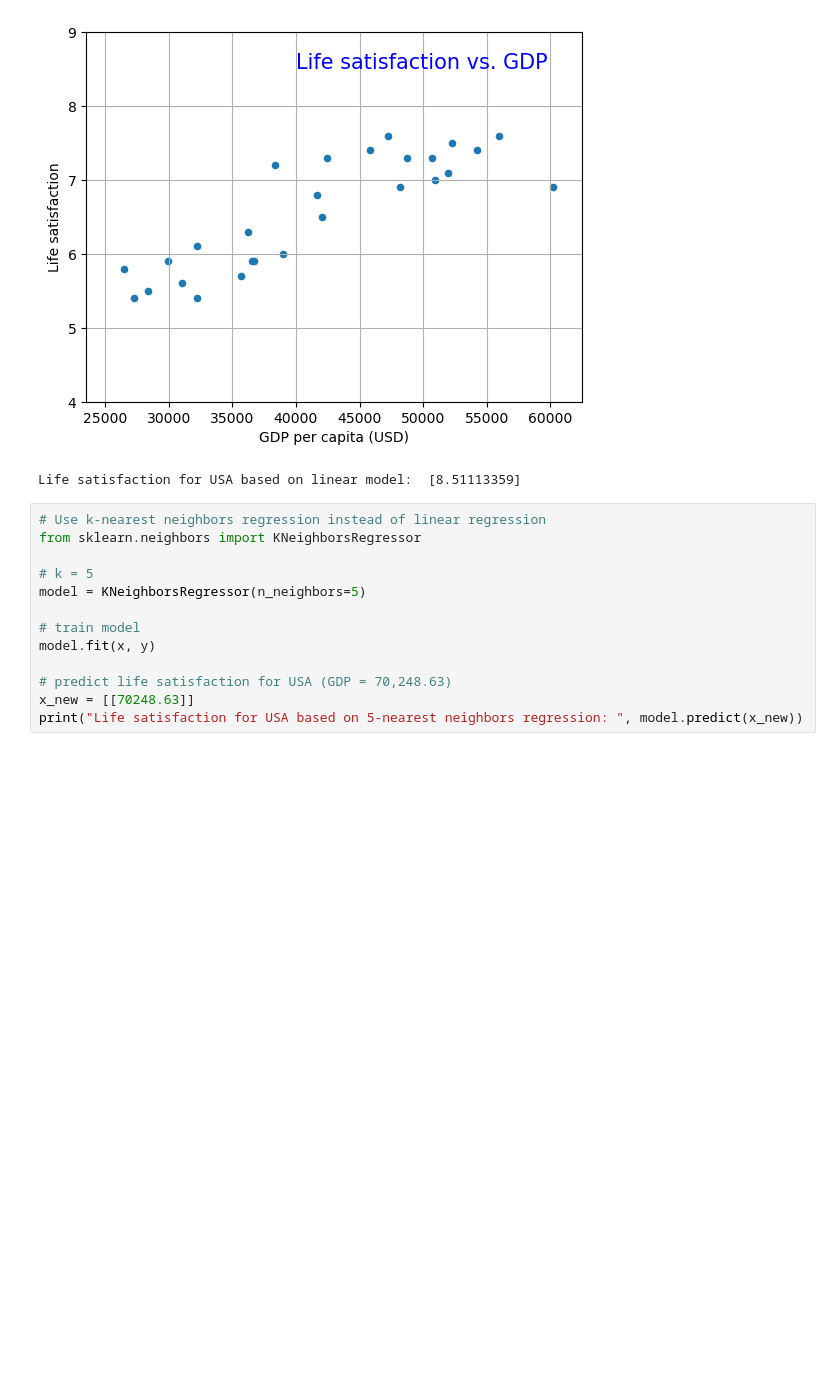
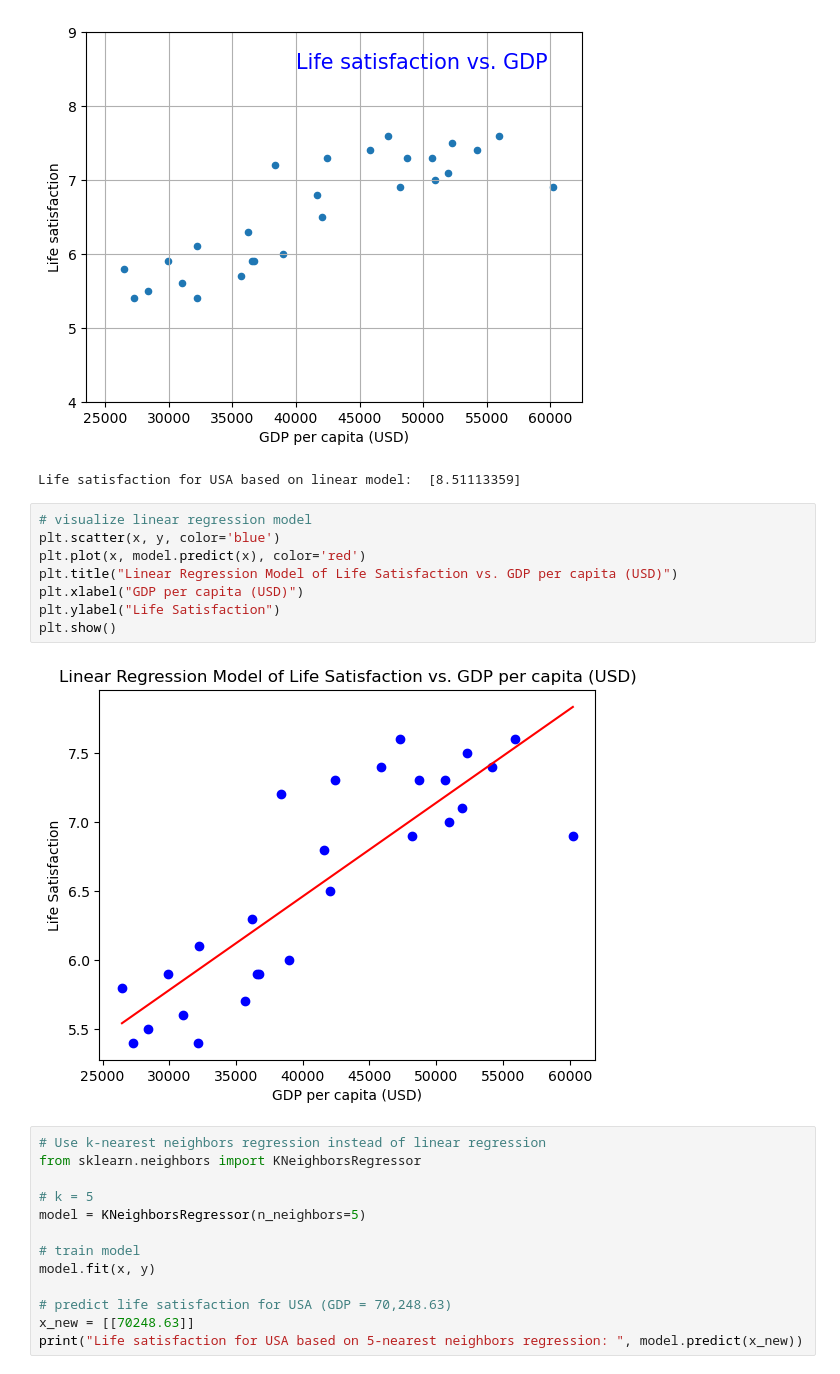
Before and after one commit to ac7407/Machine-Learning, a Jupyter notebook: Week1/HW1a-AndrewChou.ipynb, the cells around one changed output. Cells and saved outputs as stored; diff of their text form; blank space fills up the shorter version.

Commit message:
Added linear regression line to graph

```diff
--- a/Week1/HW1a-AndrewChou.ipynb
+++ b/Week1/HW1a-AndrewChou.ipynb
@@ -49,6 +49,16 @@ print("Life satisfaction for USA based on linear model: ", model.predict(x_new))
 # %% [output]
 [figure]
 Life satisfaction for USA based on linear model:  [8.51113359]
+# %%
+# visualize linear regression model
+plt.scatter(x, y, color='blue')
+plt.plot(x, model.predict(x), color='red')
+plt.title("Linear Regression Model of Life Satisfaction vs. GDP per capita (USD)")
+plt.xlabel("GDP per capita (USD)")
+plt.ylabel("Life Satisfaction")
+plt.show()
+# %% [output]
+[figure, added]
 # %%
 # Use k-nearest neighbors regression instead of linear regression
 from sklearn.neighbors import KNeighborsRegressor
```
Also changed, not shown: parts of 1 cell of this notebook.
